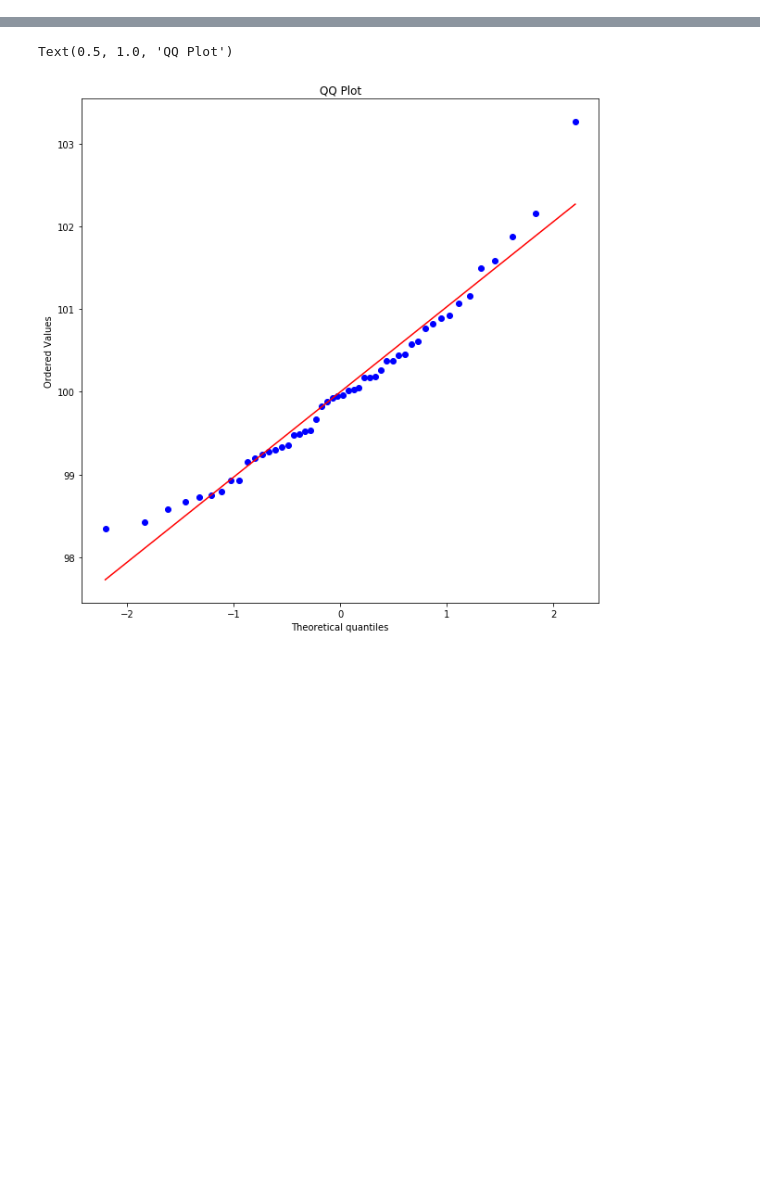
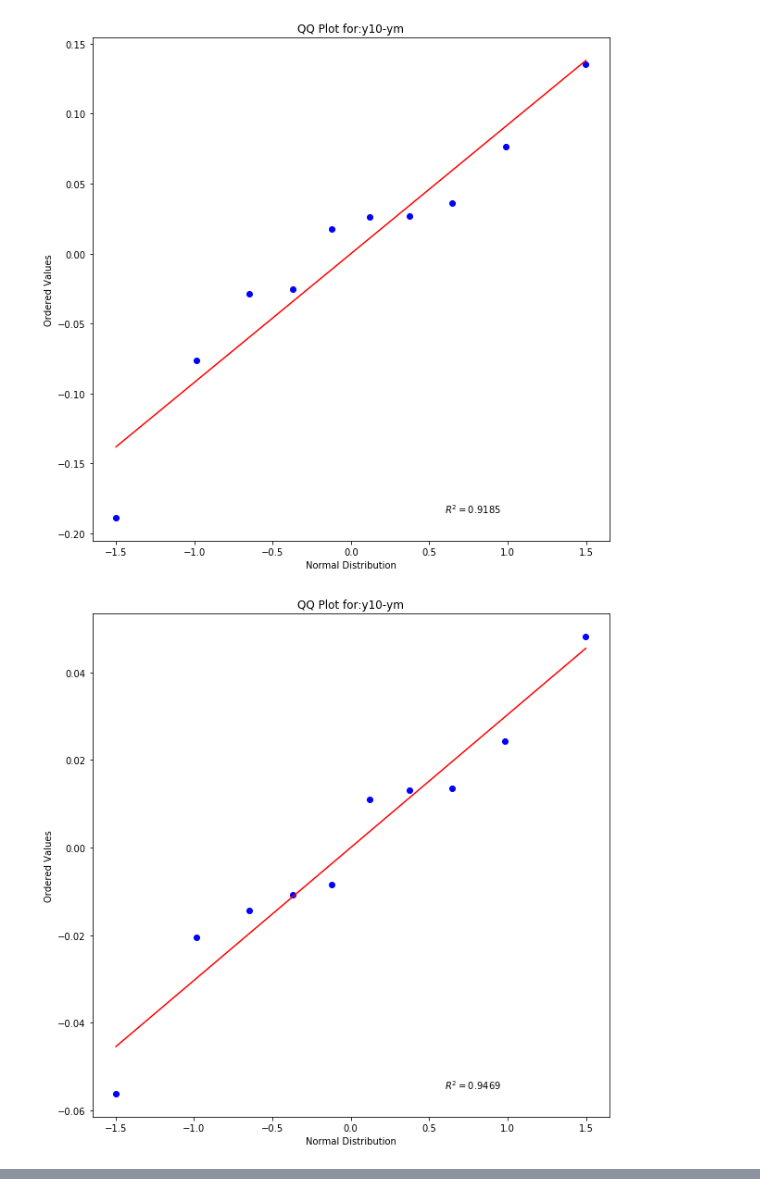
Before and after one commit to nferrante1/pecsn_project, a Jupyter notebook: Jupyter/Confidence Interval Analysis.ipynb, the cells around one changed output, grey strips where cells are left out. Cells and saved outputs as stored; diff of their text form; code cells hidden in the pictures; blank space fills up the shorter version.

```diff
--- a/Jupyter/Confidence Interval Analysis.ipynb
+++ b/Jupyter/Confidence Interval Analysis.ipynb
@@ -20,0 +7,11 @@ Index: []
+# %%
+#Import the residual from 2kr excel sheet
+excelSheet=pd.read_excel("../excel/2kr.xlsx")
+
+#Lock only the part regarding residuals in the excel sheet and sto in a new dataframe
+residualDataframe=excelSheet.loc[0:7,'y1-ym':'y10-ym']
+
+#Rapid check the new dataframe
+print(residualDataframe)
+
+print(residualDataframe.values)
@@ -20,0 +36,12 @@ Index: []
+# %%
+for residual in residualDataframe.values:
+
+    #Set the dimensions of the plot
+    plt.figure(figsize=(10,10))
+
+    qqPlot = stats.probplot(residual, dist='norm',plot=plt,rvalue=True)
+    plt.title("QQ Plot for:"+columnName)
+    plt.xlabel("Normal Distribution")
+# %% [output]
+[figure, added]
+[figure, added]
@@ -21,4 +54,6 @@ Index: []
 # %%
+#TEST QQPLOT WITH A SAMPLE NORMAL DISTRIBUTION
+
 from scipy import stats
 import matplotlib.pyplot as plt
 
@@ -28,9 +63,6 @@ nsample = 50
 np.random.seed(7654321)
 
 x = stats.norm.rvs(loc=0, scale=1, size=nsample)
-res = (x, plot=plt)
+res = stats.probplot(x, plot=plt,rvalue=True)
 
 plt.title("QQ Plot")
-# %% [output]
-Text(0.5, 1.0, 'QQ Plot')
-[figure, removed]
```
Also changed, not shown: parts of 5 cells of this notebook, 33 other files.
